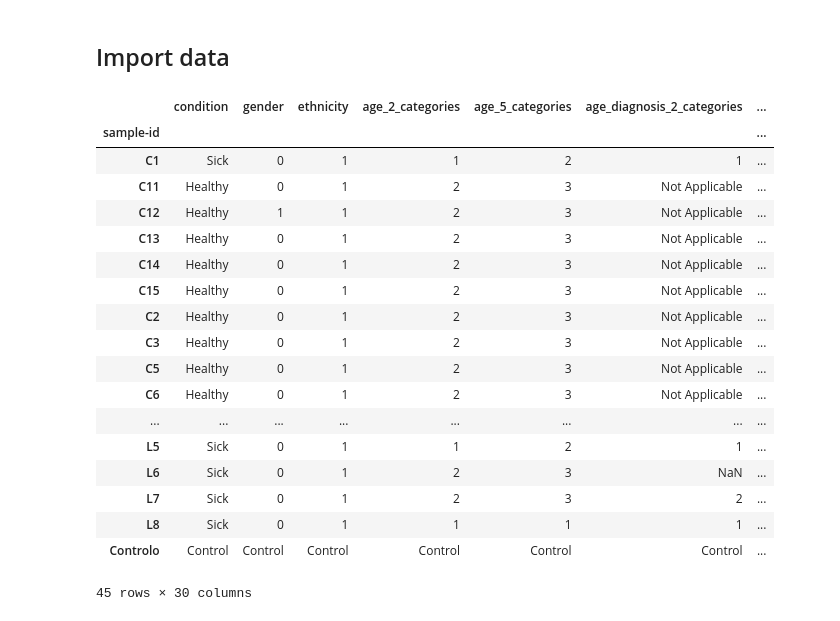
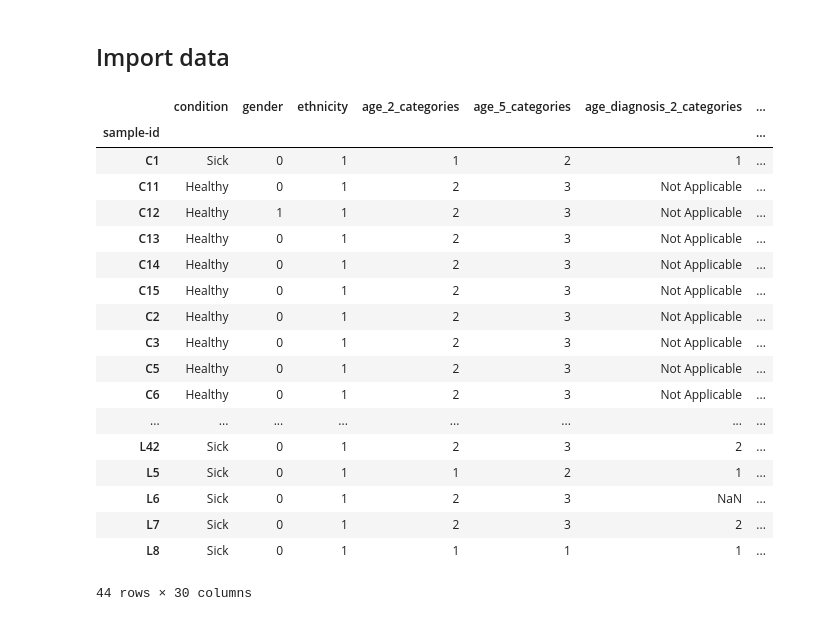
Before and after one commit to cimendes/HSM_lupus_metataxonomics, a Jupyter notebook: Correlation.ipynb, the cells around one changed output. Cells and saved outputs as stored; diff of their text form; code cells hidden in the pictures.

```diff
--- a/Correlation.ipynb
+++ b/Correlation.ipynb
@@ -19,27 +19,28 @@ data = "data/16S_IGC_2021 - Metadata March 2022.csv"
 # %%
 df = pd.read_csv(data,sep=',',na_values="Missing").set_index('sample-id')
 df = df.drop(columns="patient codes")
+df = df.drop(labels=["Controlo"])
 df
 # %% [output]
 |  | condition | gender | ethnicity | age_2_categories | age_5_categories | age_diagnosis_2_categories | ... |
 | sample-id |  |  |  |  |  |  | ... |
 | C1 | Sick | 0 | 1 | 1 | 2 | 1 | ... |
 | C11 | Healthy | 0 | 1 | 2 | 3 | Not Applicable | ... |
 | C12 | Healthy | 1 | 1 | 2 | 3 | Not Applicable | ... |
 | C13 | Healthy | 0 | 1 | 2 | 3 | Not Applicable | ... |
 | C14 | Healthy | 0 | 1 | 2 | 3 | Not Applicable | ... |
 | C15 | Healthy | 0 | 1 | 2 | 3 | Not Applicable | ... |
 | C2 | Healthy | 0 | 1 | 2 | 3 | Not Applicable | ... |
 | C3 | Healthy | 0 | 1 | 2 | 3 | Not Applicable | ... |
 | C5 | Healthy | 0 | 1 | 2 | 3 | Not Applicable | ... |
 | C6 | Healthy | 0 | 1 | 2 | 3 | Not Applicable | ... |
 | ... | ... | ... | ... | ... | ... | ... | ... |
+| L42 | Sick | 0 | 1 | 2 | 3 | 2 | ... |
 | L5 | Sick | 0 | 1 | 1 | 2 | 1 | ... |
 | L6 | Sick | 0 | 1 | 2 | 3 | NaN | ... |
 | L7 | Sick | 0 | 1 | 2 | 3 | 2 | ... |
 | L8 | Sick | 0 | 1 | 1 | 1 | 1 | ... |
-| Controlo | Control | Control | Control | Control | Control | Control | ... |
-45 rows × 30 columns
+44 rows × 30 columns
 # %%
 for column in df.columns:
     df[column] = df[column].astype('category')
```
Also changed, not shown: parts of 3 cells of this notebook, 4 other files.
